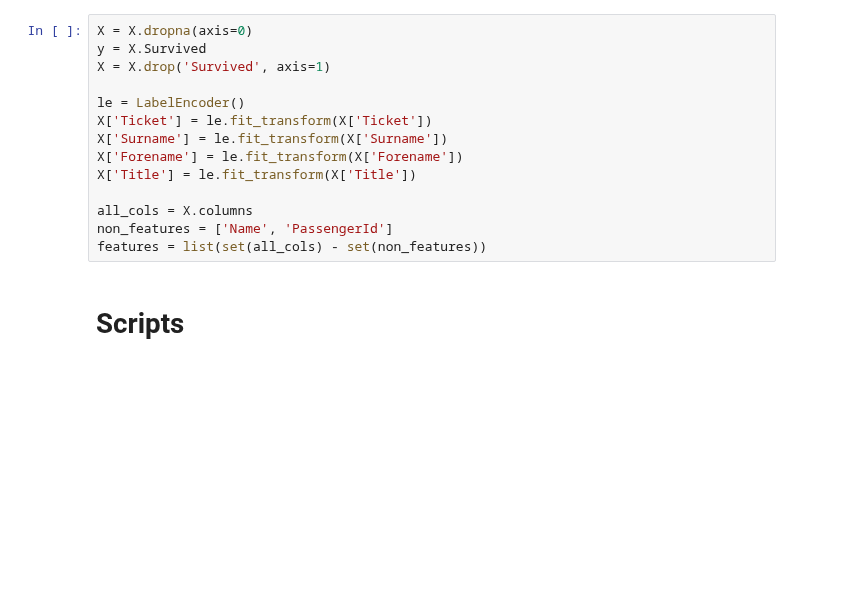
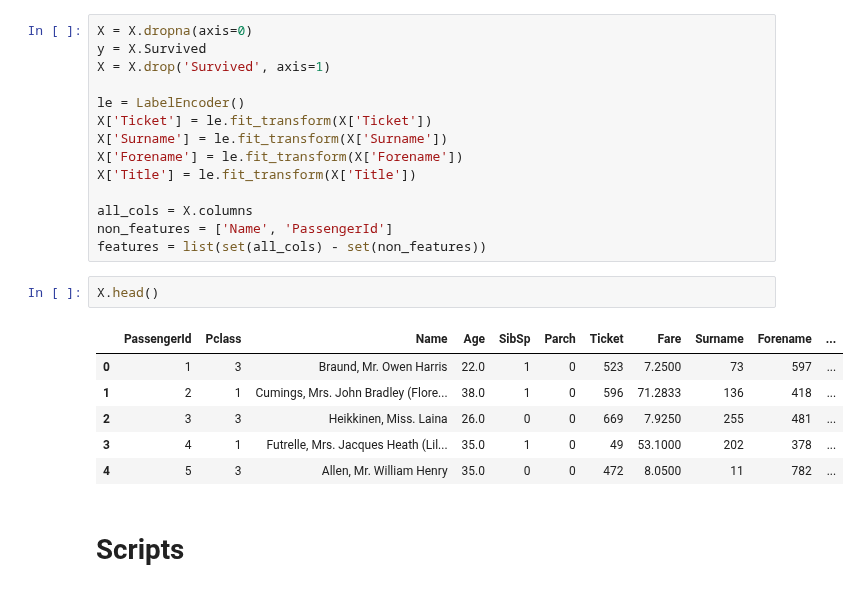
Before and after one commit to somnath1077/ML, a Jupyter notebook: hands_on_ML/Titanic_Classification.ipynb, the cells around one changed output. Cells and saved outputs as stored; diff of their text form; blank space fills up the shorter version.

```diff
--- a/hands_on_ML/Titanic_Classification.ipynb
+++ b/hands_on_ML/Titanic_Classification.ipynb
@@ -184,6 +184,15 @@ X['Title'] = le.fit_transform(X['Title'])
 all_cols = X.columns
 non_features = ['Name', 'PassengerId']
 features = list(set(all_cols) - set(non_features))
+# %%
+X.head()
+# %% [output]
+|  | PassengerId | Pclass | Name | Age | SibSp | Parch | Ticket | Fare | Surname | Forename | ... |
+| 0 | 1 | 3 | Braund, Mr. Owen Harris | 22.0 | 1 | 0 | 523 | 7.2500 | 73 | 597 | ... |
+| 1 | 2 | 1 | Cumings, Mrs. John Bradley (Flore... | 38.0 | 1 | 0 | 596 | 71.2833 | 136 | 418 | ... |
+| 2 | 3 | 3 | Heikkinen, Miss. Laina | 26.0 | 0 | 0 | 669 | 7.9250 | 255 | 481 | ... |
+| 3 | 4 | 1 | Futrelle, Mrs. Jacques Heath (Lil... | 35.0 | 1 | 0 | 49 | 53.1000 | 202 | 378 | ... |
+| 4 | 5 | 3 | Allen, Mr. William Henry | 35.0 | 0 | 0 | 472 | 8.0500 | 11 | 782 | ... |
 # %% [markdown]
 # Scripts
 # %%
```
Also changed, not shown: parts of 6 cells of this notebook.
